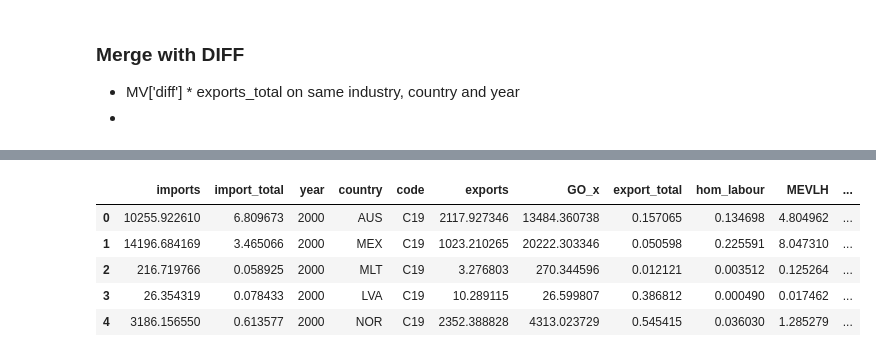
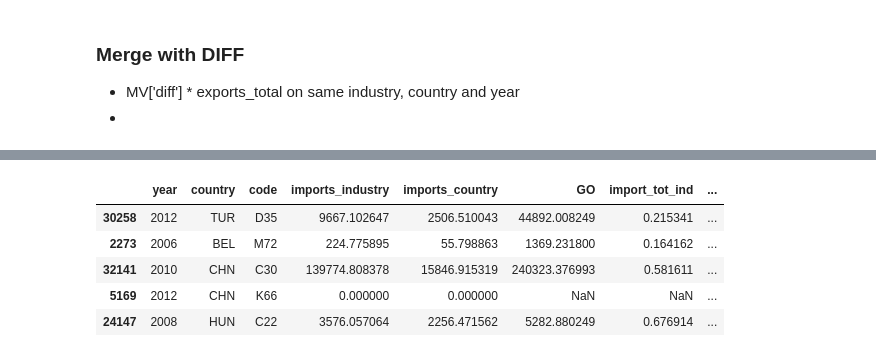
Before and after one commit to kavyajeetbora/ETL_wages, a Jupyter notebook: WIOD.ipynb, the cells around one changed output, grey strips where cells are left out. Cells and saved outputs as stored; diff of their text form; code cells hidden in the pictures.

Commit message:
Add - correction in unequal exchange rates

```diff
--- a/WIOD.ipynb
+++ b/WIOD.ipynb
@@ -807,8 +784,11 @@ exp_imp_df = pd.merge(
     left=imports_all,
     right=exports_all,
     on = ['code', 'country', 'year'],
-    how='inner'
+    how='inner',
+    suffixes = ('', "_y")
 )
 
+exp_imp_df.drop(['GO_y'],axis=1,inplace=True)
+
 exp_imp_df.head(5)
 # %% [output]
@@ -835,18 +815,27 @@ MV_data.sample(5)
 # %%
 imports_diff = pd.merge(
     left = exp_imp_df,
     right = MV_data,
     on = ['country', 'code', 'year'],
-    how='inner'
+    how='inner',
+    suffixes = ("", "_y")
 )
-exp_imp_df['unequal_exchange'] = (exp_imp_df['exports_total'] - exp_imp_df['import_total'])*imports_diff['diff']
+exp_imp_df['unequal_exchange'] = (exp_imp_df['export_total'] - exp_imp_df['import_tot_country'])*imports_diff['diff']
+# exp_imp_df = exp_imp_df.drop(['level_0', "GO_y"],axis=1)
+
+## Rearrange Columns
+index_cols = ['year', 'country', 'code']
+val_cols = [c for c in exp_imp_df.columns if c not in index_cols]
+index_cols.extend(val_cols)
+exp_imp_df = exp_imp_df[index_cols].reset_index(drop=True)
+
 exp_imp_df.sample(5)
 # %% [output]
-|  | imports | import_total | year | country | code | exports | GO_x | export_total | hom_labour | MEVLH | ... |
-| 0 | 10255.922610 | 6.809673 | 2000 | AUS | C19 | 2117.927346 | 13484.360738 | 0.157065 | 0.134698 | 4.804962 | ... |
-| 1 | 14196.684169 | 3.465066 | 2000 | MEX | C19 | 1023.210265 | 20222.303346 | 0.050598 | 0.225591 | 8.047310 | ... |
-| 2 | 216.719766 | 0.058925 | 2000 | MLT | C19 | 3.276803 | 270.344596 | 0.012121 | 0.003512 | 0.125264 | ... |
-| 3 | 26.354319 | 0.078433 | 2000 | LVA | C19 | 10.289115 | 26.599807 | 0.386812 | 0.000490 | 0.017462 | ... |
-| 4 | 3186.156550 | 0.613577 | 2000 | NOR | C19 | 2352.388828 | 4313.023729 | 0.545415 | 0.036030 | 1.285279 | ... |
+|  | year | country | code | imports_industry | imports_country | GO | import_tot_ind | ... |
+| 30258 | 2012 | TUR | D35 | 9667.102647 | 2506.510043 | 44892.008249 | 0.215341 | ... |
+| 2273 | 2006 | BEL | M72 | 224.775895 | 55.798863 | 1369.231800 | 0.164162 | ... |
+| 32141 | 2010 | CHN | C30 | 139774.808378 | 15846.915319 | 240323.376993 | 0.581611 | ... |
+| 5169 | 2012 | CHN | K66 | 0.000000 | 0.000000 | NaN | NaN | ... |
+| 24147 | 2008 | HUN | C22 | 3576.057064 | 2256.471562 | 5282.880249 | 0.676914 | ... |
 # %%
 sns.lineplot(x='year', y='unequal_exchange', data=exp_imp_df, hue='country')
```
Also changed, not shown: parts of 8 cells of this notebook.
